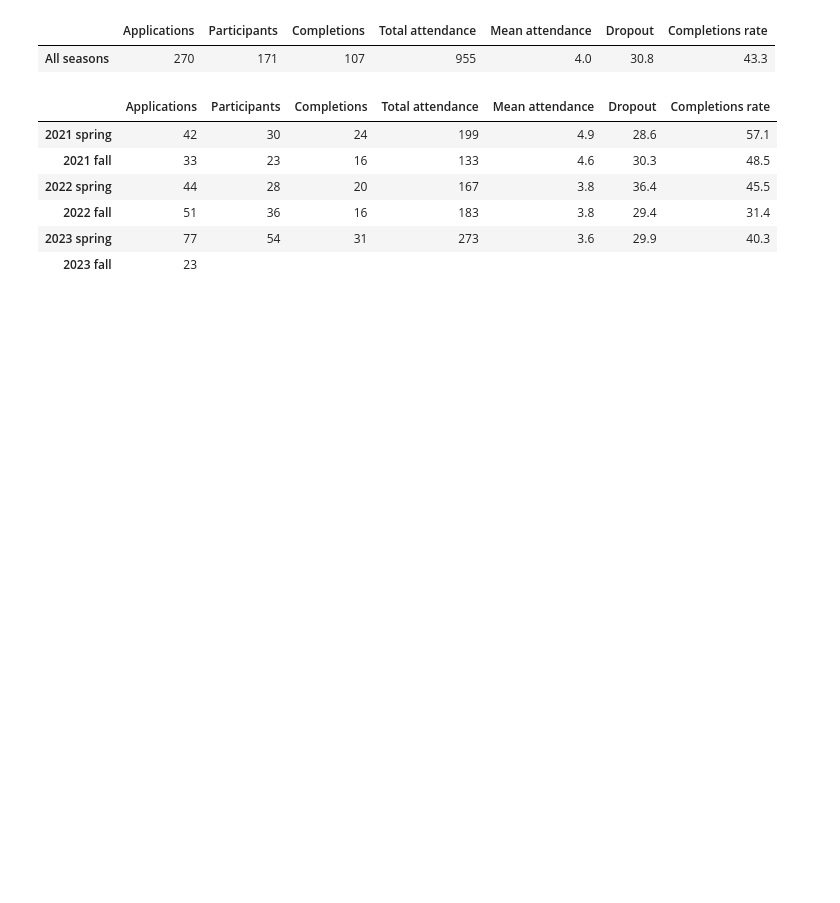
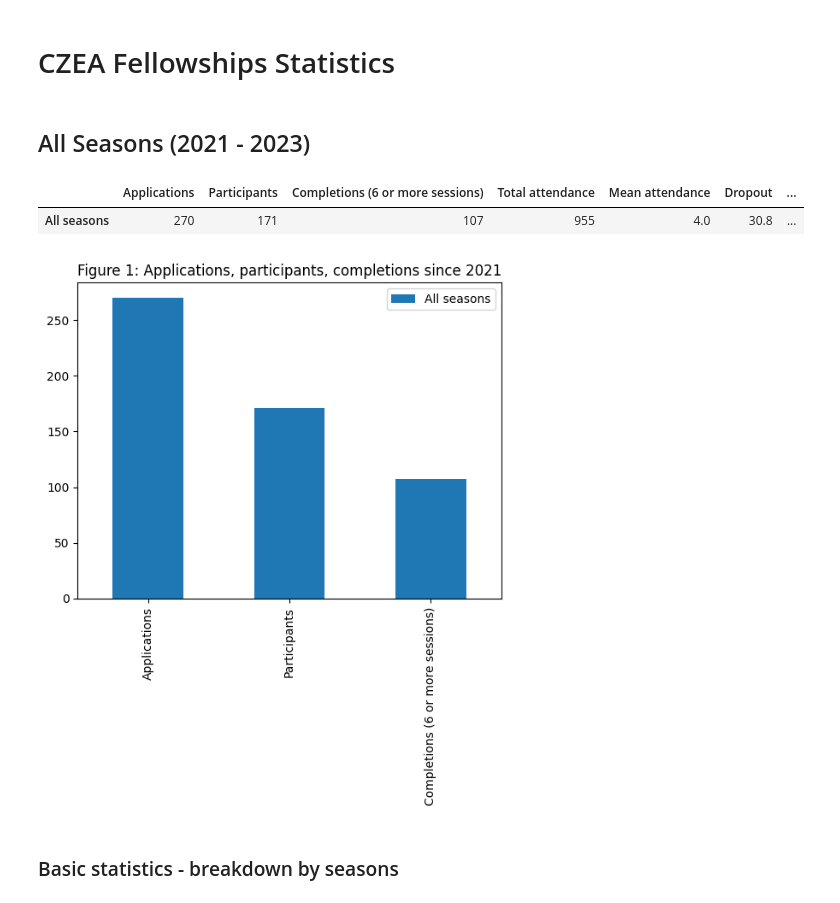
Before and after one commit to GPT-4I/evals, a Jupyter notebook: data.ipynb, the cells around one changed output. Cells and saved outputs as stored; diff of their text form; code cells hidden in the pictures; blank space fills up the shorter version.

```diff
--- a/data.ipynb
+++ b/data.ipynb
@@ -1,3 +1,7 @@
+# %% [markdown]
+# CZEA Fellowships Statistics
+# %% [markdown]
+## All Seasons (2021 - 2023)
 # %%
 import pandas as pd
 import os
@@ -10,61 +14,54 @@ def get_data(data_file, columns_file):
     return pd.read_csv(os.path.join(input_path, data_file), sep="\t", names=columns)
 
 data_file = "Untitled spreadsheet - Sheet1.tsv"
 columns_file = "Untitled spreadsheet - Sheet2.tsv"
 df = get_data(data_file, columns_file)
 
 def report(df, index, df0=df):
     report_df = pd.DataFrame(index=[index])
     report_df['Applications'] = len(df)
     report_df['Participants'] = len(df[df['Participation'] > 0])
     report_df['Completions'] = len(df[df['Participation'] > 5])
     report_df['Total attendance'] = int(df['Participation'].sum())
 
     seasons_list = sorted(df0.Season.unique())
     past_seasons_filter = df.Season != seasons_list[-1]
     past_seasons_df = df[past_seasons_filter]
     participation_filter = past_seasons_df['Participation'] > 0
     completion_filter = past_seasons_df['Participation'] > 5
     if len(past_seasons_df) > 0:
         report_df['Mean attendance'] = df['Participation'].mean().round(1)
         report_df['Dropout'] = (len(past_seasons_df) - len(past_seasons_df[participation_filter])) / len(past_seasons_df) * 100
         report_df['Completions rate'] = len(past_seasons_df[completion_filter]) / len(past_seasons_df) * 100
         report_df['Dropout'] = report_df.Dropout.round(1)
         report_df['Completions rate'] = report_df['Completions rate'].round(1)
     else:
         report_df[['Dropout','Mean attendance','Completions rate','Participants','Completions','Total attendance']] = ""
 
     return report_df
 
-report(df,"All seasons")
+def report_column(column, df):
+
+    split_column = df[column].str.split(', ')
+    items_list = split_column.explode().value_counts().reset_index()
+    items_list.columns = ['Item', 'Count']
+    items_list = items_list.Item.sort_values()
+
+    reports = []
+    for i in items_list:
+        filter = df[column].str.find(i) > -1
+        reports.append(report(df[filter], i))
+
+    report_df = pd.concat(reports)
+    return report_df
+
+report_df = report(df,"All seasons")
+report_df = report_df.rename(columns={"Completions":"Completions (6 or more sessions)"})
+report_df[["Applications", "Participants", "Completions (6 or more sessions)"]].transpose().plot.bar(title="Figure 1: Applications, participants, completions since 2021")
+report_df
 # %% [output]
-|  | Applications | Participants | Completions | Total attendance | Mean attendance | Dropout | Completions rate |
-| All seasons | 270 | 171 | 107 | 955 | 4.0 | 30.8 | 43.3 |
+|  | Applications | Participants | Completions (6 or more sessions) | Total attendance | Mean attendance | Dropout | ... |
+| All seasons | 270 | 171 | 107 | 955 | 4.0 | 30.8 | ... |
+[figure, added]
-# %%
-def report_column(column, df):
-
-    split_column = df[column].str.split(', ')
-    items_list = split_column.explode().value_counts().reset_index()
-    items_list.columns = ['Item', 'Count']
-    items_list = items_list.Item.sort_values()
-
-    reports = []
-    for i in items_list:
-        filter = df[column].str.find(i) > -1
-        reports.append(report(df[filter], i))
-
-    report_df = pd.concat(reports)
-    return report_df
-
-
-report_df = report_column("Season", df)
-report_df.index = report_df.index.str.replace("jaro", "spring").str.replace("podzim", "fall")
-report_df
-# %% [output]
-|  | Applications | Participants | Completions | Total attendance | Mean attendance | Dropout | Completions rate |
-| 2021 spring | 42 | 30 | 24 | 199 | 4.9 | 28.6 | 57.1 |
-| 2021 fall | 33 | 23 | 16 | 133 | 4.6 | 30.3 | 48.5 |
-| 2022 spring | 44 | 28 | 20 | 167 | 3.8 | 36.4 | 45.5 |
-| 2022 fall | 51 | 36 | 16 | 183 | 3.8 | 29.4 | 31.4 |
-| 2023 spring | 77 | 54 | 31 | 273 | 3.6 | 29.9 | 40.3 |
-| 2023 fall | 23 |  |  |  |  |  |  |
+# %% [markdown]
+### Basic statistics - breakdown by seasons
```
Also changed, not shown: parts of 5 cells of this notebook.
